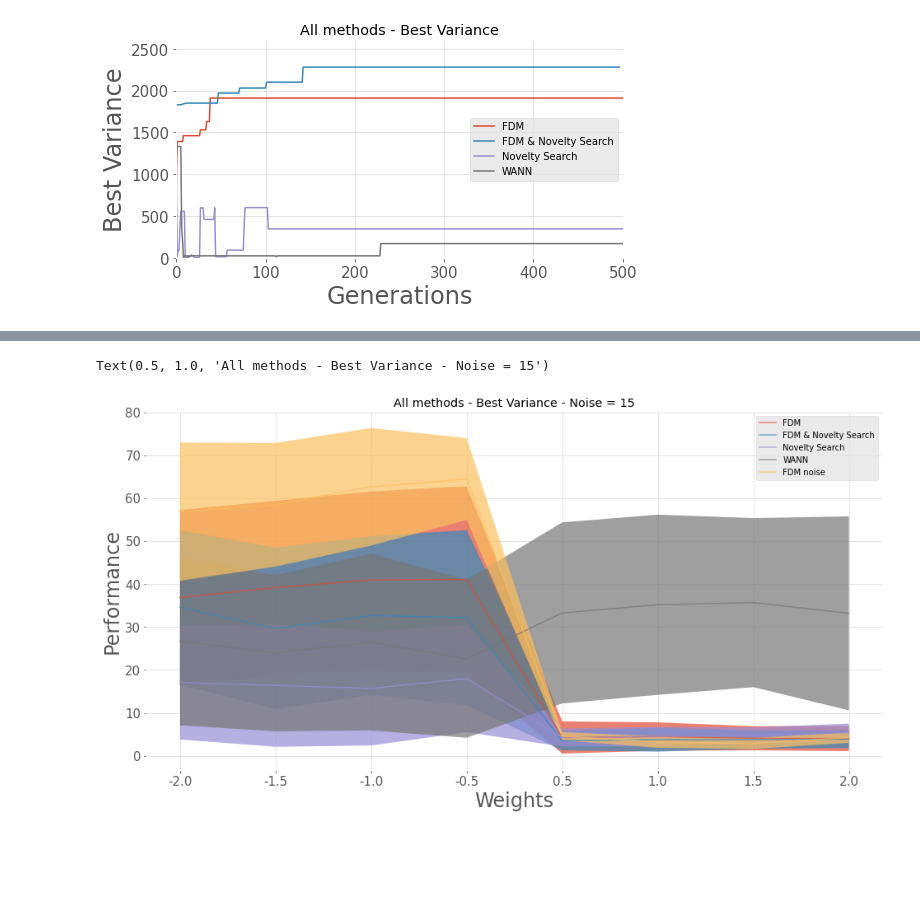
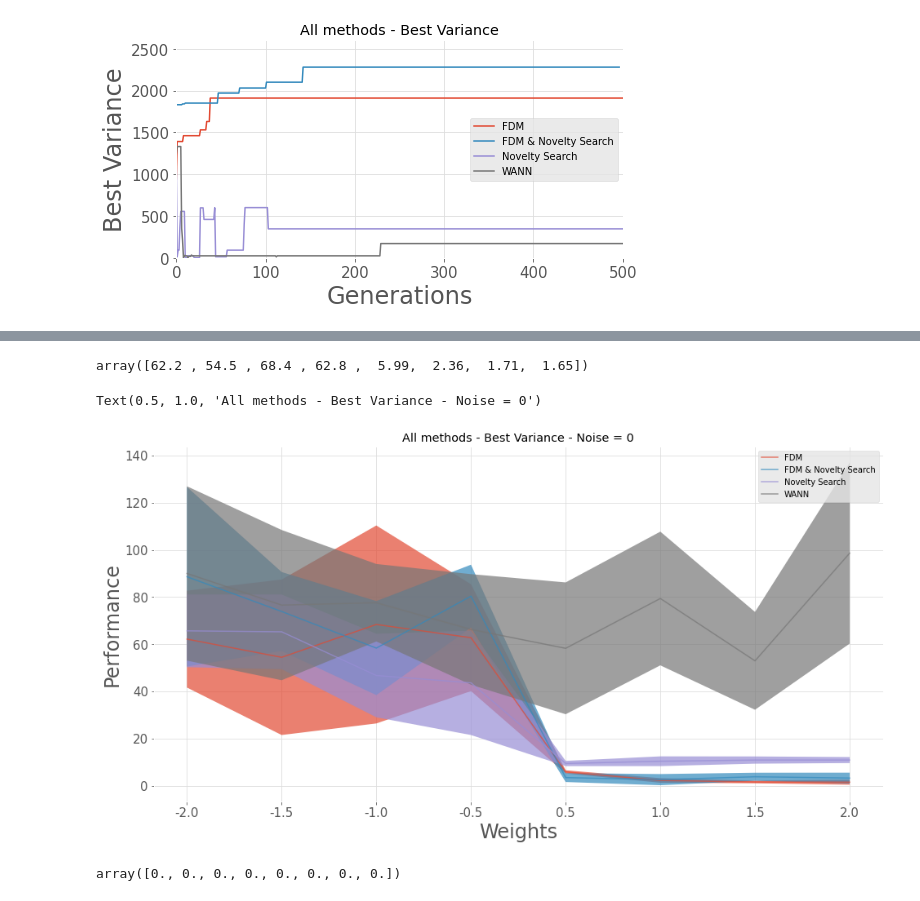
Before and after one commit to yurilavinas/brain-tokyo-workshop, a Jupyter notebook: fdm/fdm_code/Visualization_Comparison.ipynb, the cells around one changed output, grey strips where cells are left out. Cells and saved outputs as stored; diff of their text form; code cells hidden in the pictures; blank space fills up the shorter version.

```diff
--- a/fdm/fdm_code/Visualization_Comparison.ipynb
+++ b/fdm/fdm_code/Visualization_Comparison.ipynb
@@ -364,6 +389,10 @@ std_fdm_ns = np.loadtxt('test_log/fdm_ns_std.out', delimiter=',')
 # # python3 fdm_test.py -p p/swingup_wann.json -i log/sswingup_mean_best.out --nReps 100 --nVals 8 --view False -o wann
 reward_wann = np.loadtxt('test_log/wann_reward.out', delimiter=',')
 std_wann = np.loadtxt('test_log/wann_std.out', delimiter=',')
+# %%
+reward_fdm
+# %% [output]
+array([62.2 , 54.5 , 68.4 , 62.8 ,  5.99,  2.36,  1.71,  1.65])
 # %%
 # Plot fitness progress:
 plt.style.use('ggplot')
@@ -383,36 +412,36 @@ plt.fill_between(xi, reward_ns+std_ns, reward_ns-std_ns, alpha = 0.7)
 plt.plot(xi,reward_wann, label="WANN", alpha = 0.7)
 plt.fill_between(xi, reward_wann+std_wann, reward_wann-std_wann, alpha = 0.7)
 
-plt.plot(xi,reward_fdm_noise, label="FDM noise", alpha = 0.7)
-plt.fill_between(xi, reward_fdm_noise+std_fdm_noise, reward_fdm_noise-std_fdm_noise, alpha = 0.7)
+# plt.plot(xi,reward_fdm_noise, label="FDM noise", alpha = 0.7)
+# plt.fill_between(xi, reward_fdm_noise+std_fdm_noise, reward_fdm_noise-std_fdm_noise, alpha = 0.7)
 
 # lg = plt.legend(bbox_to_anchor=(-0.07, legend_distance, 1.95, .02), loc='lower left', frameon=False,
 #            ncol=4, borderaxespad=0., facecolor="white", fontsize = 20)
 plt.grid(True)
 plt.legend()
 
 plt.xlabel('Weights', fontsize = 24)
 plt.ylabel('Performance', fontsize = 24)
 plt.xticks(fontsize = 15)
 plt.yticks(fontsize = 15)
 
 
 axes = plt.gca()
 # axes.set_xlim([0,500])
 # ax.set_xbound(lower=0.0, upper=500)
 # ax.set_ybound(lower=0.0, upper=2600)
 # ax.set_xticklabels(xi,weights)
 
 plt.xticks(xi,weights)
 
 plt.savefig('images/all_methods_weights_vs_rewards.png',dpi=300,
             format='png',
 #             bbox_extra_artists=(lg,),
             bbox_inches='tight')
 
 
-plt.title('All methods - Best Variance - Noise = 15')
+plt.title('All methods - Best Variance - Noise = 0')
 # %% [output]
-Text(0.5, 1.0, 'All methods - Best Variance - Noise = 15')
+Text(0.5, 1.0, 'All methods - Best Variance - Noise = 0')
-[figure, old version]
+[figure, new version]
 # %%
@@ -429,0 +481,4 @@ pos_y_wann = np.loadtxt('test_log/wann_pos_y.out', delimiter=',')
+# %%
+pos_25_fdm
+# %% [output]
+array([0., 0., 0., 0., 0., 0., 0., 0.])
```
Also changed, not shown: parts of 13 cells of this notebook, 6 other files.
